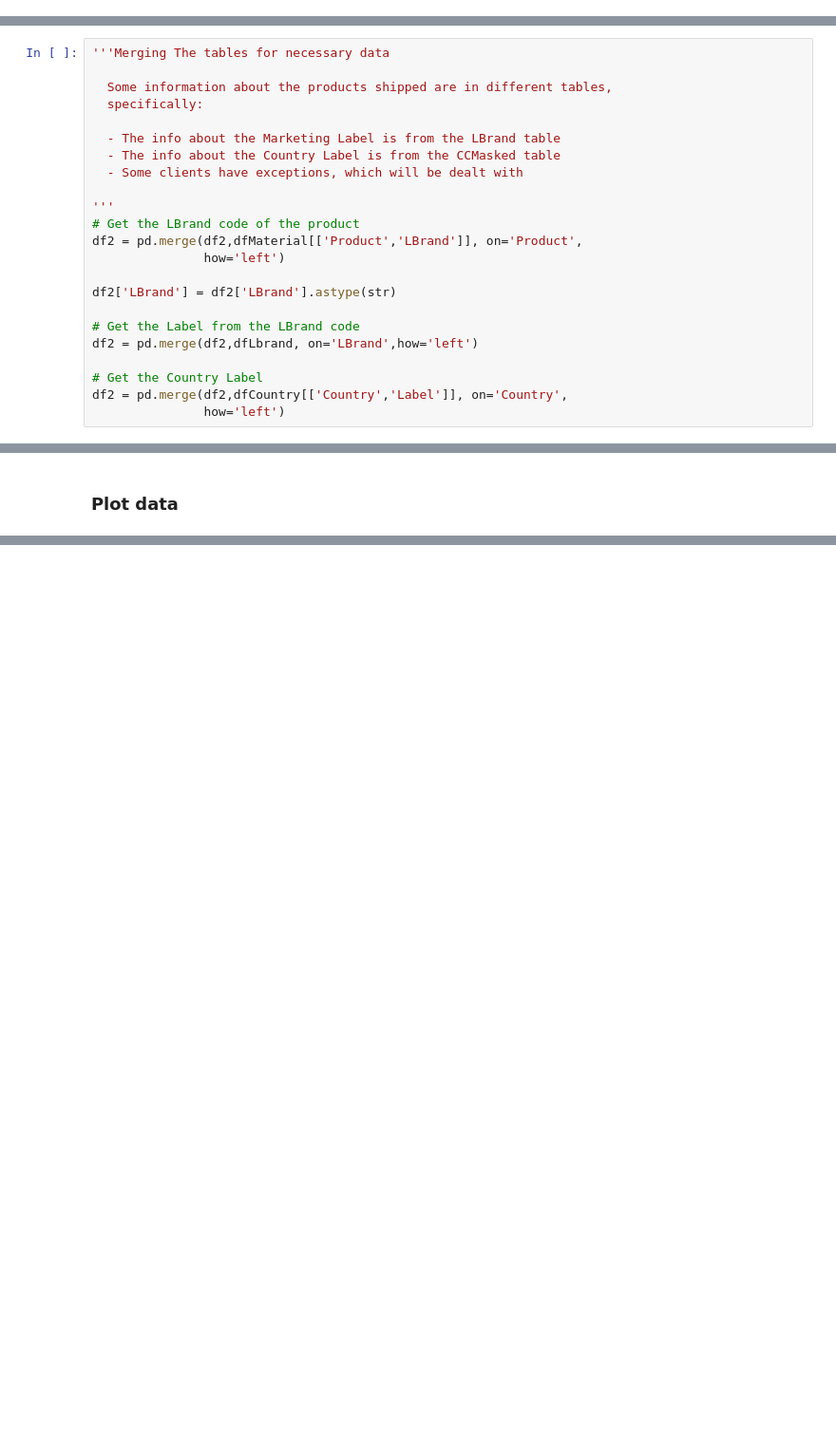
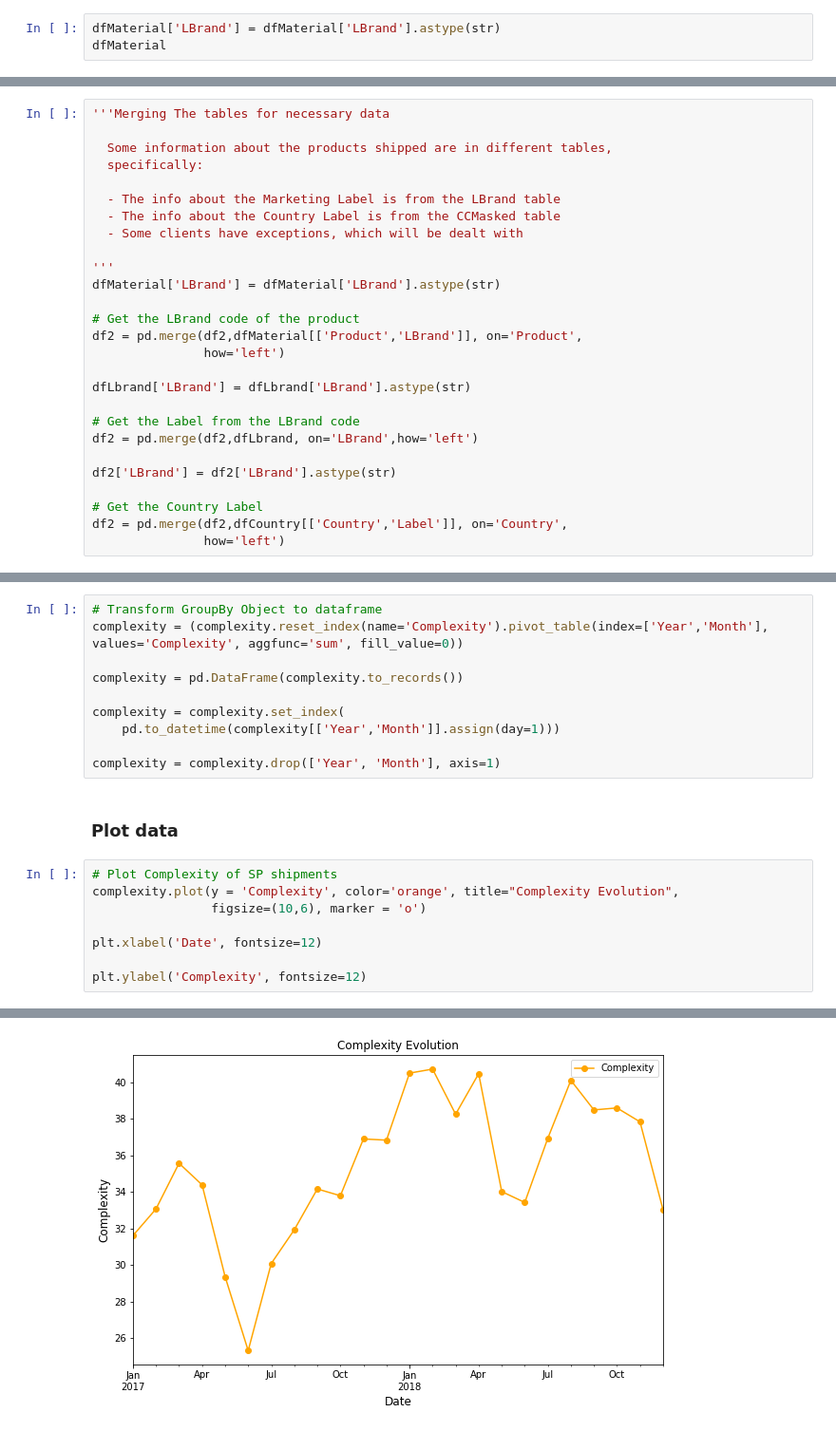
Before and after one commit to JoseNunes24/ExpeditionAnalysis, a Jupyter notebook: Expedition_Analysis.ipynb, the cells around one changed output, grey strips where cells are left out. Shown: that part at 95% size. Saved outputs shown, nothing was run; the diff lists cells and outputs as text; blank space fills up the shorter version.

Commit message:
Fixed labelling, transformed complexity to dataframe and plotted

```diff
--- a/Expedition_Analysis.ipynb
+++ b/Expedition_Analysis.ipynb
@@ -113,6 +113,9 @@ def type_of_shipment (articleNumber) :
 
 df2['Type of shipment'] = df2.apply(lambda x: type_of_shipment(x['Product']),
                                     axis=1)
+# %%
+dfMaterial['LBrand'] = dfMaterial['LBrand'].astype(str)
+dfMaterial
 # %% [markdown]
 ### Merging tables
 # %%
@@ -126,15 +129,19 @@ df2['Type of shipment'] = df2.apply(lambda x: type_of_shipment(x['Product']),
   - Some clients have exceptions, which will be dealt with
 
 '''
+dfMaterial['LBrand'] = dfMaterial['LBrand'].astype(str)
+
 # Get the LBrand code of the product
 df2 = pd.merge(df2,dfMaterial[['Product','LBrand']], on='Product',
                how='left')
 
-df2['LBrand'] = df2['LBrand'].astype(str)
+dfLbrand['LBrand'] = dfLbrand['LBrand'].astype(str)
 
 # Get the Label from the LBrand code
 df2 = pd.merge(df2,dfLbrand, on='LBrand',how='left')
 
+df2['LBrand'] = df2['LBrand'].astype(str)
+
 # Get the Country Label
 df2 = pd.merge(df2,dfCountry[['Country','Label']], on='Country',
                how='left')
@@ -274,2 +277,21 @@ Name: Percentage, dtype: float64
+# %%
+# Transform GroupBy Object to dataframe
+complexity = (complexity.reset_index(name='Complexity').pivot_table(index=['Year','Month'],  values='Complexity', aggfunc='sum', fill_value=0))
+
+complexity = pd.DataFrame(complexity.to_records())
+
+complexity = complexity.set_index(
+    pd.to_datetime(complexity[['Year','Month']].assign(day=1)))
+
+complexity = complexity.drop(['Year', 'Month'], axis=1)
 # %% [markdown]
 ### Plot data
+# %%
+# Plot Complexity of SP shipments
+complexity.plot(y = 'Complexity', color='orange', title="Complexity Evolution",
+                figsize=(10,6), marker = 'o')
+
+plt.xlabel('Date', fontsize=12)
+
+plt.ylabel('Complexity', fontsize=12)
+# %% [output]
@@ -276 +299,2 @@ Name: Percentage, dtype: float64
+[figure, added]
 # %%
```
Also changed, not shown: parts of 6 cells of this notebook.
